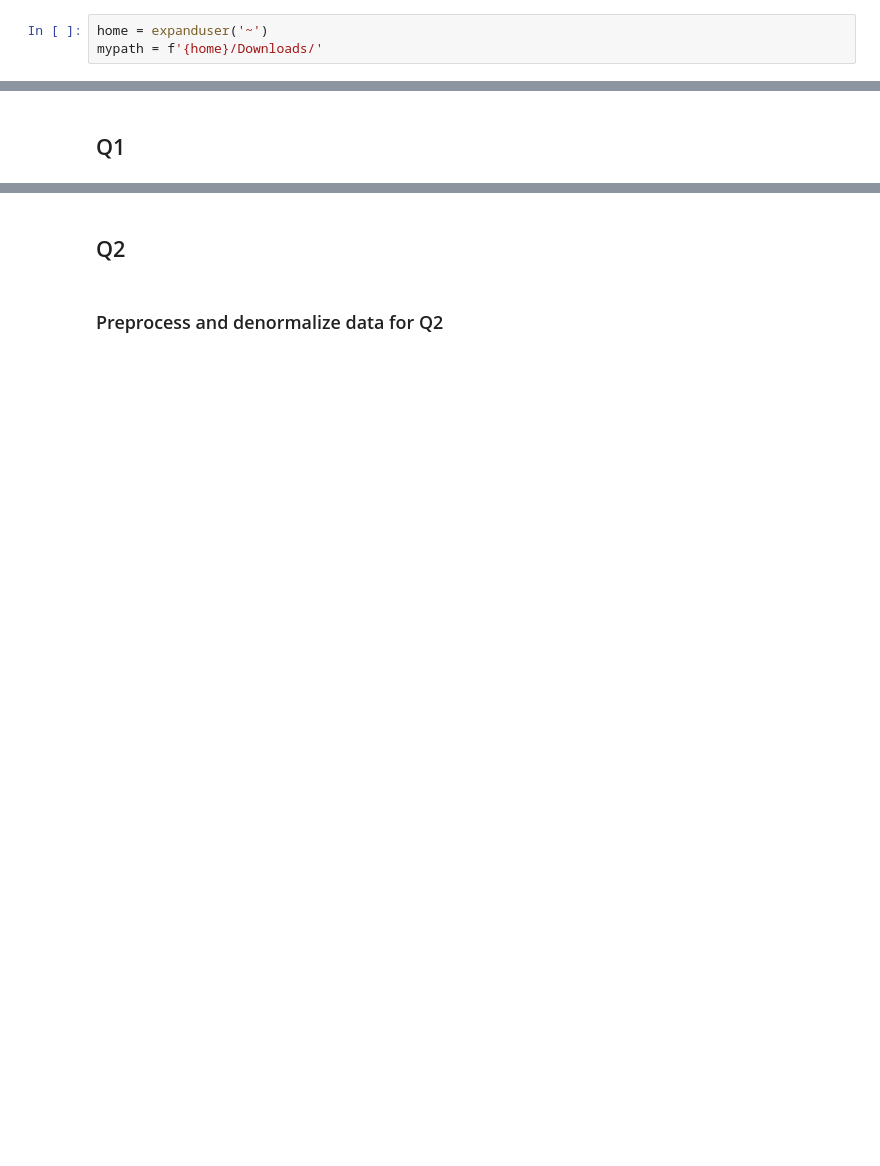
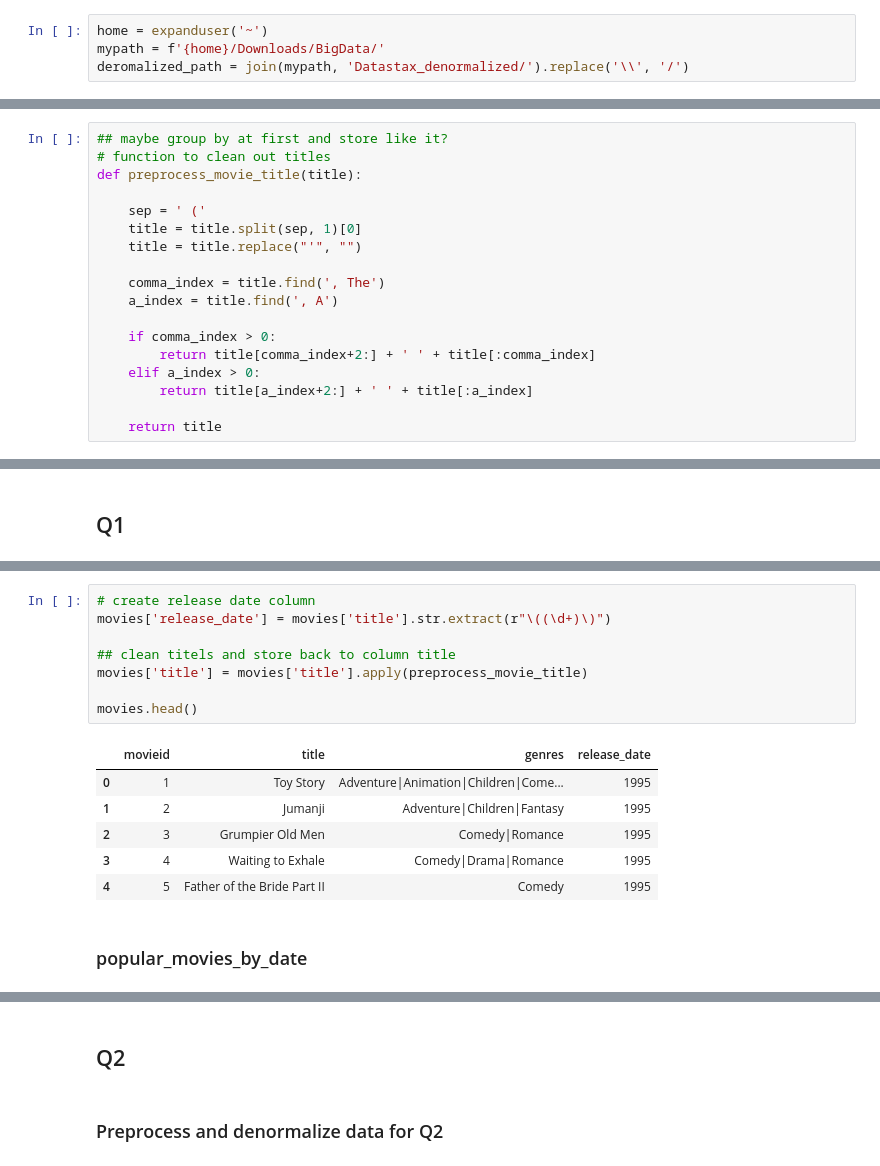
Before and after one commit to gkontogiannhs/Big-Data-Cassandra-Python, a Jupyter notebook: cassandra.ipynb, the cells around one changed output, grey strips where cells are left out. Cells and saved outputs as stored; diff of their text form; blank space fills up the shorter version.

```diff
--- a/cassandra.ipynb
+++ b/cassandra.ipynb
@@ -12,6 +13,7 @@ from pandas import read_csv, merge, to_datetime, DataFrame
 # %%
 home = expanduser('~')
-mypath = f'{home}/Downloads/'
+mypath = f'{home}/Downloads/BigData/'
+deromalized_path = join(mypath, 'Datastax_denormalized/').replace('\\', '/')
 # %% [markdown]
 ## Connect to DataStax
 # %%
@@ -32,0 +49,18 @@ session = cluster.connect('bigdata')
+# %%
+## maybe group by at first and store like it?
+# function to clean out titles
+def preprocess_movie_title(title):
+
+    sep = ' ('
+    title = title.split(sep, 1)[0]
+    title = title.replace("'", "")
+
+    comma_index = title.find(', The')
+    a_index = title.find(', A')
+
+    if comma_index > 0:
+        return title[comma_index+2:] + ' ' + title[:comma_index]
+    elif a_index > 0:
+        return title[a_index+2:] + ' ' + title[:a_index]
+
+    return title
@@ -91,0 +99,17 @@ def insert_into_movies_by_date(df, n):
+# %%
+# create release date column
+movies['release_date'] = movies['title'].str.extract(r"\((\d+)\)")
+
+## clean titels and store back to column title
+movies['title'] = movies['title'].apply(preprocess_movie_title)
+
+movies.head()
+# %% [output]
+|  | movieid | title | genres | release_date |
+| 0 | 1 | Toy Story | Adventure|Animation|Children|Come... | 1995 |
+| 1 | 2 | Jumanji | Adventure|Children|Fantasy | 1995 |
+| 2 | 3 | Grumpier Old Men | Comedy|Romance | 1995 |
+| 3 | 4 | Waiting to Exhale | Comedy|Drama|Romance | 1995 |
+| 4 | 5 | Father of the Bride Part II | Comedy | 1995 |
+# %% [markdown]
+### popular_movies_by_date
```
Also changed, not shown: parts of 50 cells of this notebook.
